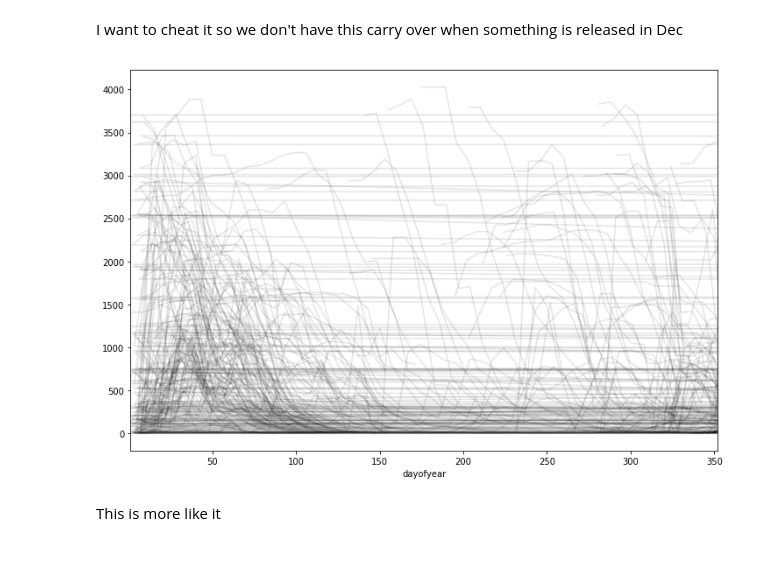
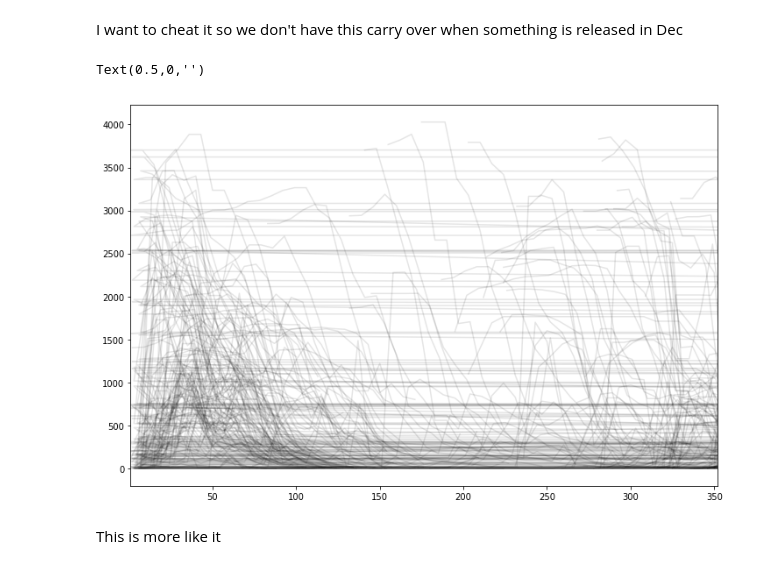
Before and after one commit to NapsterInBlue/Academy-Awards, a Jupyter notebook: Best Picture Nominees.ipynb, the cells around one changed output. Saved outputs shown, nothing was run; the diff lists cells and outputs as text; code cells hidden in the pictures.

```diff
--- a/Best Picture Nominees.ipynb
+++ b/Best Picture Nominees.ipynb
@@ -23,10 +23,12 @@ I want to cheat it so we don't have this carry over when something is released i
 # %%
 fig, ax = plt.subplots(figsize=(12, 8))
 
 _ = df.groupby('name').plot(x='dayofyear', y='Theaters', ax=ax, color='k', alpha=.1)
 ax.legend().set_visible(False)
+ax.set_xlabel('')
 # %% [output]
+Text(0.5,0,'')
-[figure, old version]
+[figure, new version]
 # %% [markdown]
 This is more like it
 # %%
```
Also changed, not shown: parts of 54 cells of this notebook, 1 other file.
